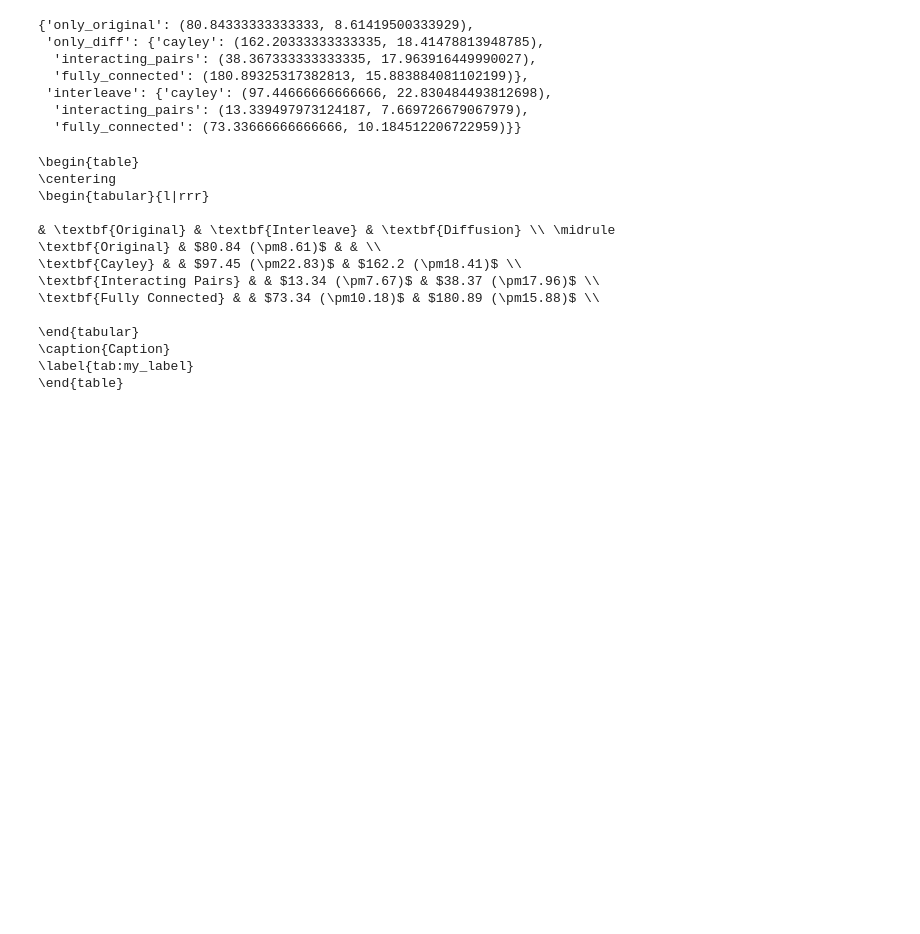
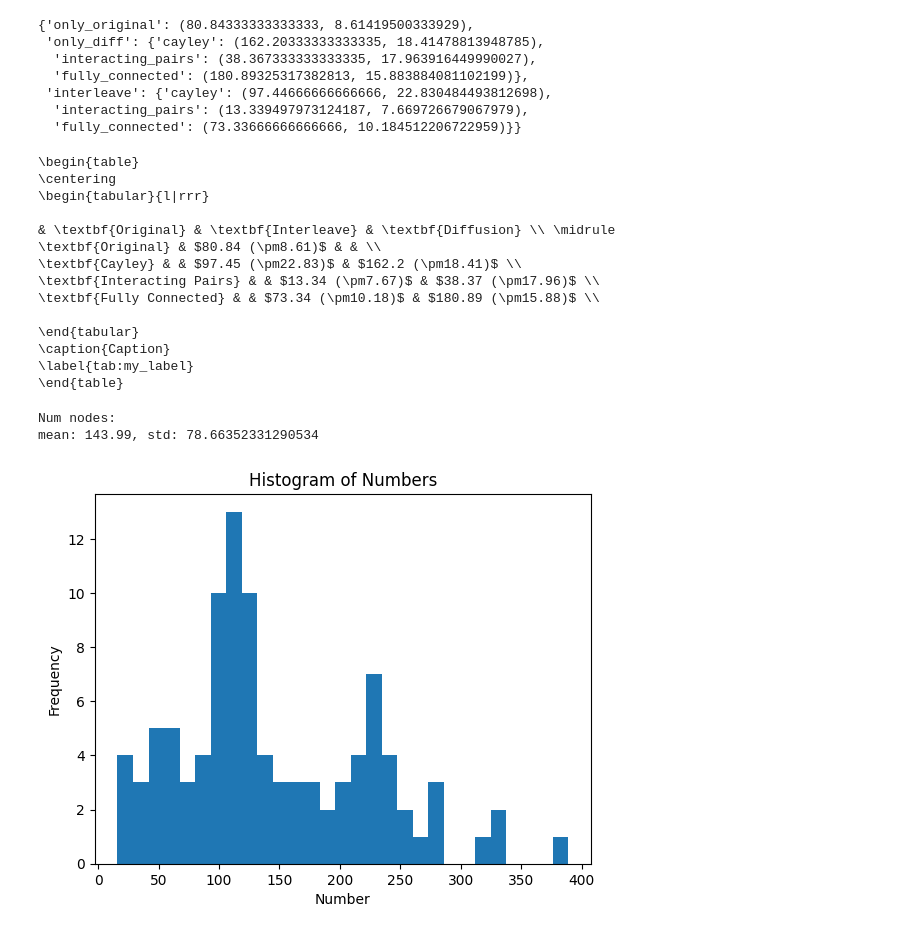
Before and after one commit to ssu53/commute_opt_gnn, a Jupyter notebook: playground.ipynb, the cells around one changed output. Saved outputs shown, nothing was run; the diff lists cells and outputs as text; code cells hidden in the pictures; blank space fills up the shorter version.

```diff
--- a/playground.ipynb
+++ b/playground.ipynb
@@ -170,15 +172,9 @@ from tqdm import tqdm
 
 from data import ColourInteract, SalientDists
 # %%
-zinc_graphs_train = ZINC(
-    root="data/data_zinc",
-    subset=True,
-    split="train",
-)
-
-zinc_graphs_val = ZINC(
-    root="data/data_zinc",
-    subset=True,
+all_graphs_val = LRGBDataset(
+    root="data/data_lrgb",
+    name="Peptides-struct",
     split="val",
 )
 
@@ -195,23 +191,28 @@ seed = 42
 rewirer = "cayley"
 
 for i in tqdm(
-    range(len(zinc_graphs_train)),
+    range(len(all_graphs_val)),
     desc="Generating training data",
 ):
-    g = SalientDists(
-        id=i,
-        data=zinc_graphs_train[i],
-        c1=c1,
-        c2=c2,
-        c3=c3,
-        d=d,
-        seed=seed,
-        rewirer=rewirer,
-    )
+    if len(graphs_train) < 100:
+        if nx.is_connected(to_networkx(all_graphs_val[i], to_undirected=True)):
+            g = SalientDists(
+                id=i,
+                data=all_graphs_val[i],
+                c1=c1,
+                c2=c2,
+                c3=c3,
+                d=d,
+                seed=seed,
+                rewirer=rewirer,
+            )
 
-        graphs_train[num].append(g.to_torch_data().to(device))
+            graphs_train.append(g)
 
-    num_nodes_train.append(g.num_nodes)
+            num_nodes_train.append(g.num_nodes)
 
 print(f"Num nodes:")
 print(f"mean: {np.mean(num_nodes_train)}, std: {np.std(num_nodes_train)}")
+# %% [output]
+Num nodes:
+mean: 143.99, std: 78.66352331290534
@@ -217,0 +221,12 @@ print(f"mean: {np.mean(num_nodes_train)}, std: {np.std(num_nodes_train)}")
+# %%
+import matplotlib.pyplot as plt
+import numpy as np
+
+# Plot the histogram
+plt.hist(num_nodes_train, bins=29)
+plt.xlabel("Number")
+plt.ylabel("Frequency")
+plt.title("Histogram of Numbers")
+plt.show()
+# %% [output]
+[figure, added]
```
Also changed, not shown: parts of 4 cells of this notebook, 8 other files.
